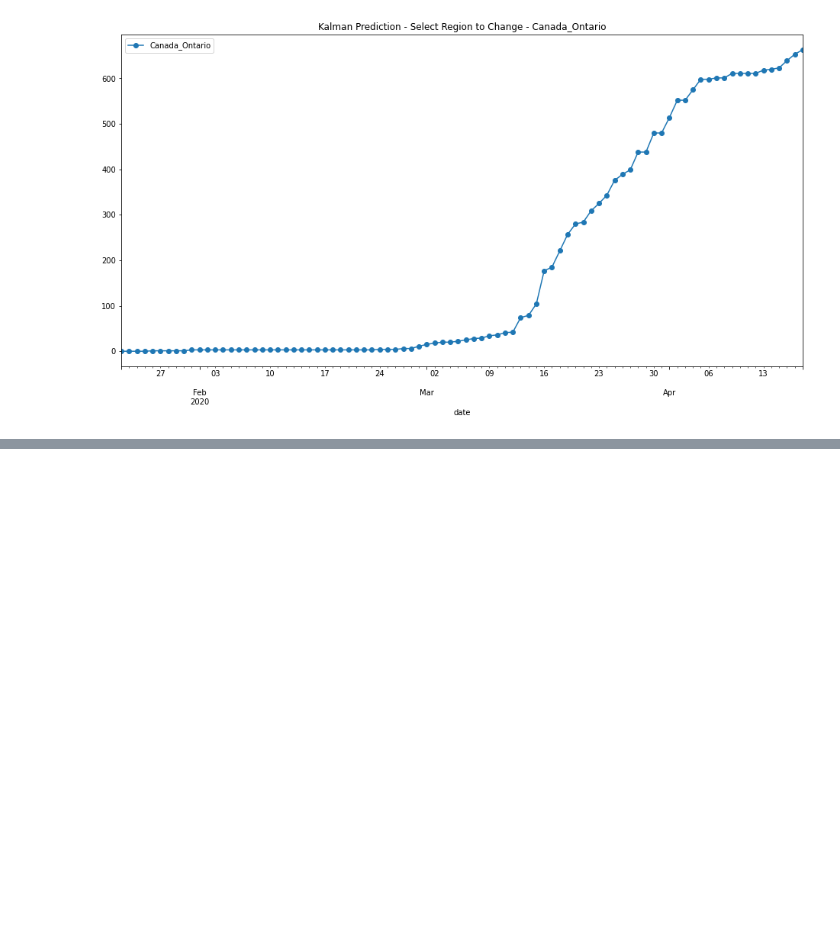
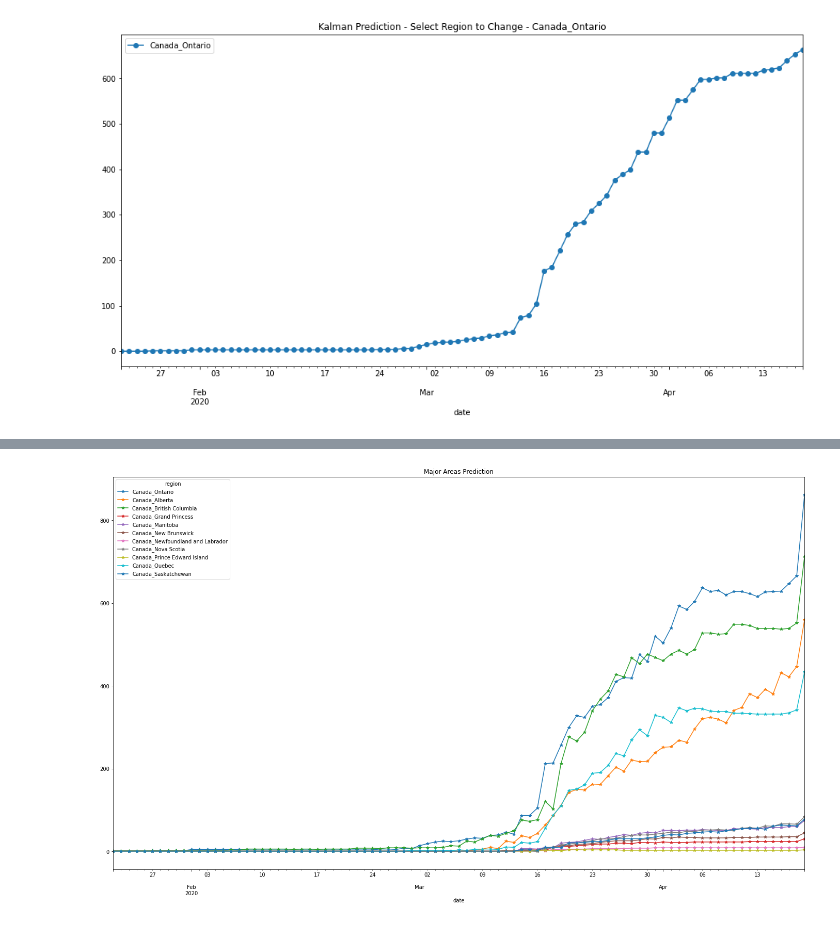
Before and after one commit to SophiaHe/covid19_work, a Jupyter notebook: Kalmar_Filter_Method.ipynb, the cells around one changed output, grey strips where cells are left out. Saved outputs shown, nothing was run; the diff lists cells and outputs as text; code cells hidden in the pictures; blank space fills up the shorter version.

```diff
--- a/Kalmar_Filter_Method.ipynb
+++ b/Kalmar_Filter_Method.ipynb
@@ -400,0 +482,45 @@ date
+# %%
+test_iter=test_iter.fillna(0)
+
+x_col=['1_day_change', '3_day_change','7_day_change','last_day', 'kalman_prediction','infected_rate', 'min', 'max']
+
+x=train_df[x_col]
+y=train_df['confirmed']
+reg = LinearRegression().fit(x,y)
+
+pred=reg.predict(test_iter[x_col]); pred=pd.DataFrame(pred); pred.columns = ['prediction'];pred=round(pred)
+pred['confirmed']=test_iter['confirmed'].values; pred['date']=test_iter['date'].values; pred['region']=test_iter['region'].values
+for i in range(1,len(pred)):
+    if(pred.iloc[i,3] is pred.iloc[i-1,3]):
+      if(pred.iloc[i,0]<pred.iloc[i-1,1]):
+        pred.iloc[i,0]=pred.iloc[i-1,1]
+
+#pred=pred.reset_index().pivot(index='date',columns='region',values='prediction')
+region=["Canada_Ontario", 'Canada_Alberta', 'Canada_British Columbia',
+       'Canada_Grand Princess', 'Canada_Manitoba', 'Canada_New Brunswick',
+       'Canada_Newfoundland and Labrador', 'Canada_Nova Scotia',
+       'Canada_Prince Edward Island', 'Canada_Quebec','Canada_Saskatchewan']
+
+pred = pred.drop_duplicates(subset=['date','region'], keep="last")
+#pred = pred[pred['region'] == 'Canada_British Columbia']
+pred = pred.pivot(index='date',columns='region',values='prediction')
+#print(len(pred))
+#print(pred.head())
+#a = pred.groupby(['date', 'region']).size().to_frame(name = 'size').reset_index()
+#print(a.loc[a['size'] > 1])
+#pandas.set_option('display.max_rows', pred.shape[0]+1)
+#pred.loc[pred['region'] == 'Canada_British Columbia' & pred['date'] == '2020-02-18']
+#pred[pred['region'] == 'Canada_British Columbia']
+# %%
+select_region=["Canada_Ontario", 'Canada_Alberta', 'Canada_British Columbia',
+       'Canada_Grand Princess', 'Canada_Manitoba', 'Canada_New Brunswick',
+       'Canada_Newfoundland and Labrador', 'Canada_Nova Scotia',
+       'Canada_Prince Edward Island', 'Canada_Quebec','Canada_Saskatchewan']
+
+p=pred[select_region]
+p.plot(marker='*',figsize=(24,14),title ='Major Areas Prediction')
+
+p.tail(n=33)
+p.to_csv(r'long_term_pred_0319.csv')
+# %% [output]
+[figure, added]
```
Also changed, not shown: parts of 5 cells of this notebook.
